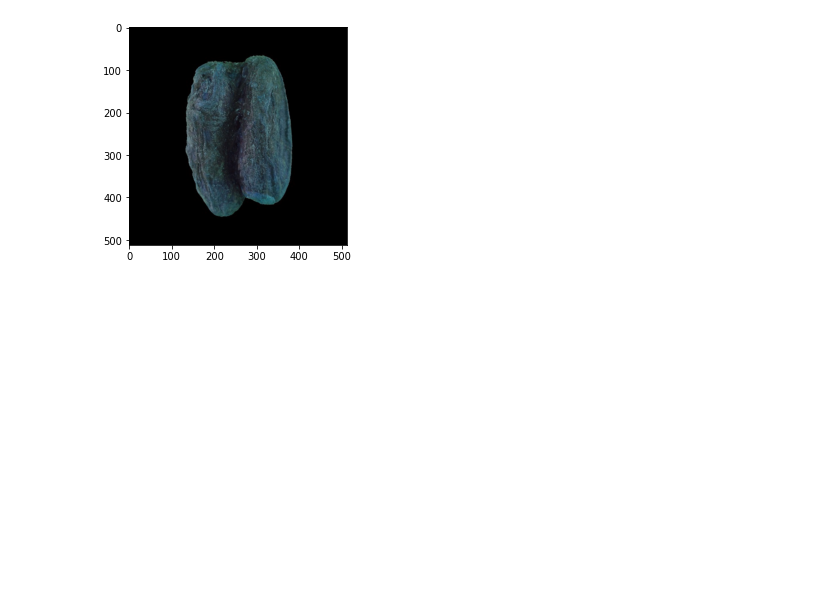
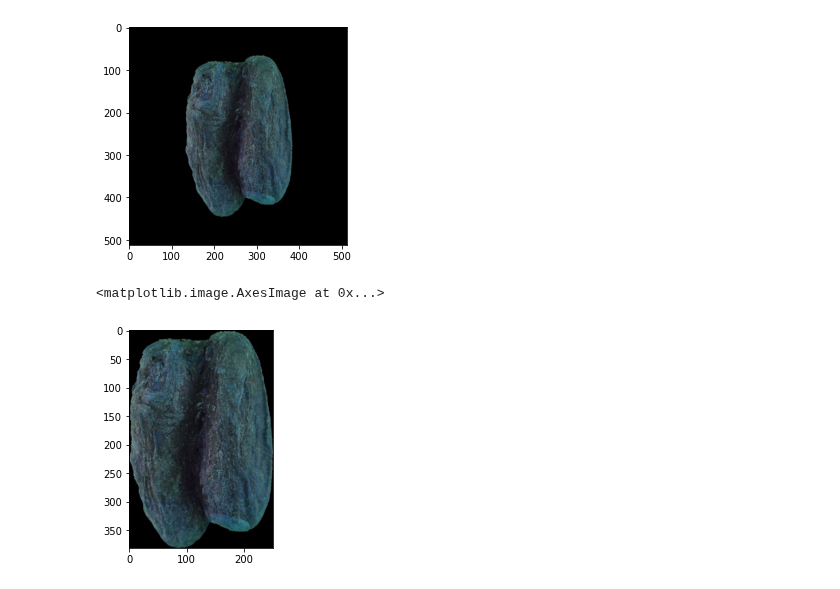
Before and after one commit to quanglochuynh/thesis2022, a Jupyter notebook: app/test.ipynb, the cells around one changed output. Cells and saved outputs as stored; diff of their text form; code cells hidden in the pictures; blank space fills up the shorter version.

```diff
--- a/app/test.ipynb
+++ b/app/test.ipynb
@@ -84,3 +68,8 @@ plt.imshow(extractor.image_bgr)
 # %% [output]
 <matplotlib.image.AxesImage at 0x...>
 [figure]
+# %%
+plt.imshow(extractor.image_bgr_croped)
+# %% [output]
+<matplotlib.image.AxesImage at 0x...>
+[figure, added]
```
Also changed, not shown: parts of 4 cells of this notebook, 8 other files.
